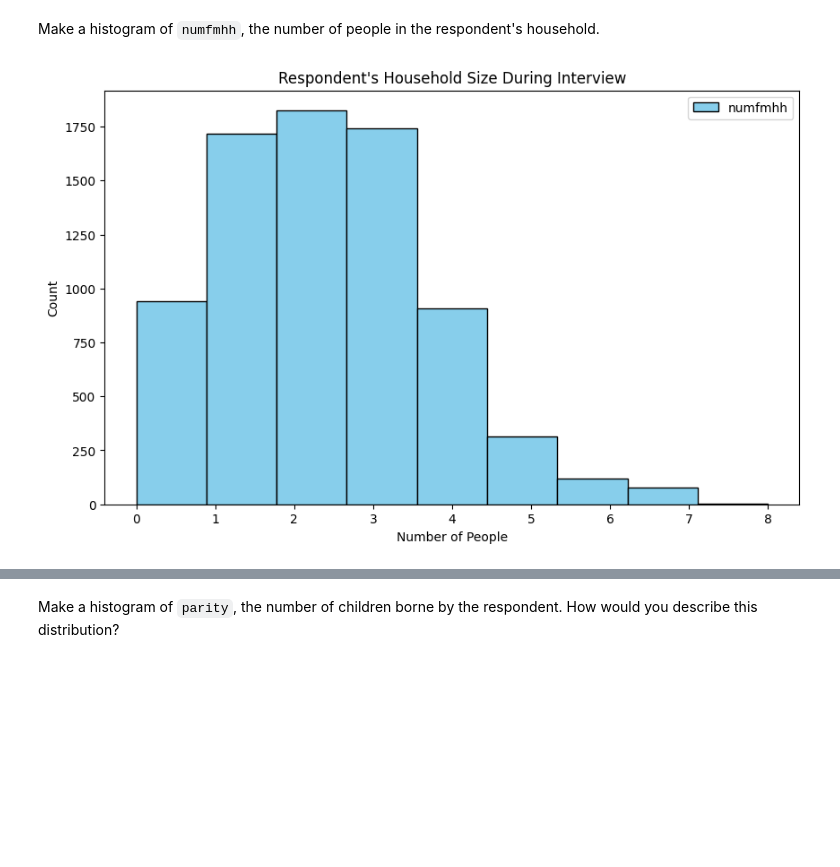
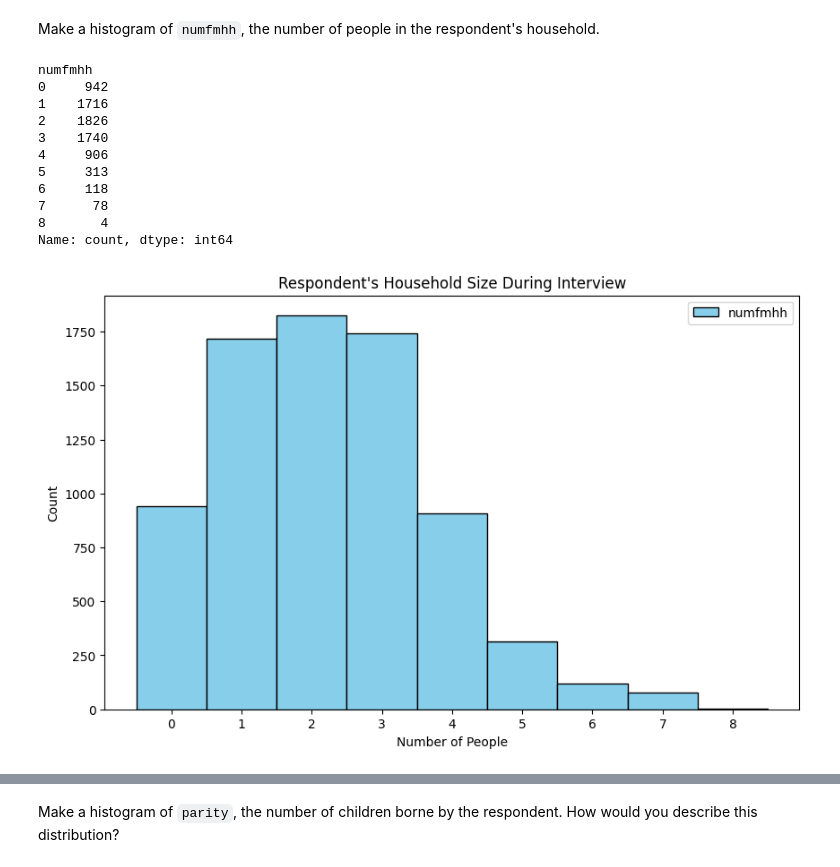
Before and after one commit to sclement2/python_machinelearning, a Jupyter notebook: thinkstats_chp2.ipynb, the cells around one changed output, grey strips where cells are left out. Cells and saved outputs as stored; diff of their text form; code cells hidden in the pictures; blank space fills up the shorter version.

```diff
--- a/thinkstats_chp2.ipynb
+++ b/thinkstats_chp2.ipynb
@@ -432,14 +444,33 @@ plt.show()
 # %% [markdown]
 Make a histogram of `numfmhh`, the number of people in the respondent's household.
 # %%
-resp.numfmhh.value_counts().sort_index()
+print(resp.numfmhh.value_counts().sort_index())
 bins = resp.numfmhh.value_counts().sort_index().count()
 plt.figure(figsize=(10,6))
-plt.hist(resp.numfmhh, bins=bins, color="skyblue", edgecolor='black', label='numfmhh')
+counts, bin_edges, bars = plt.hist(resp.numfmhh, bins=bins, color="skyblue", edgecolor='black', label='numfmhh')
+
+# Calculate the center for each bar
+bin_centers = bin_edges[:-1] + (bin_edges[1] - bin_edges[0]) / 2
+selected_labels = [round(center) for center in bin_centers]
+
+# Plot the xticks at the bar centers
+plt.xticks(bin_centers, selected_labels)
+
 plt.title("Respondent's Household Size During Interview")
 plt.xlabel('Number of People')
 plt.ylabel('Count')
 plt.legend()
 plt.show()
 # %% [output]
+numfmhh
+0     942
+1    1716
+2    1826
+3    1740
+4     906
+5     313
+6     118
+7      78
+8       4
+Name: count, dtype: int64
-[figure, old version]
+[figure, new version]
```
Also changed, not shown: parts of 17 cells of this notebook.
